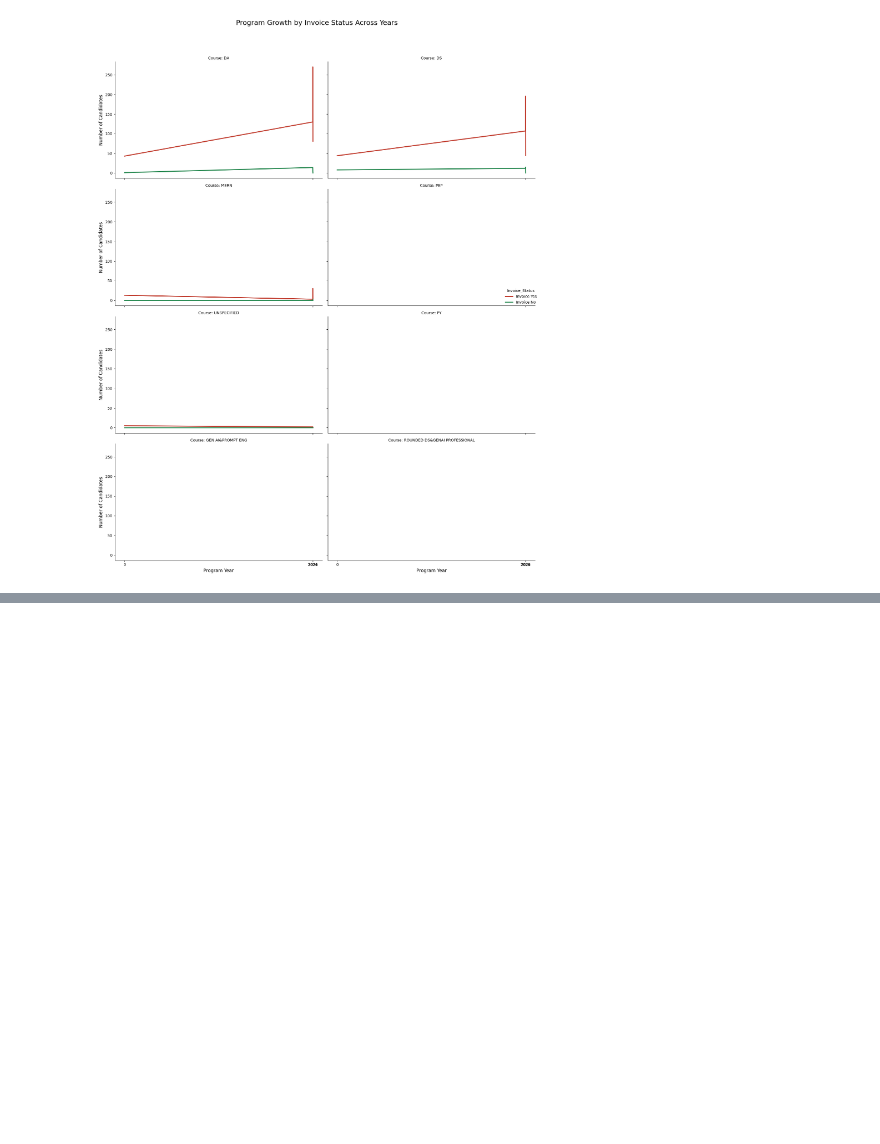
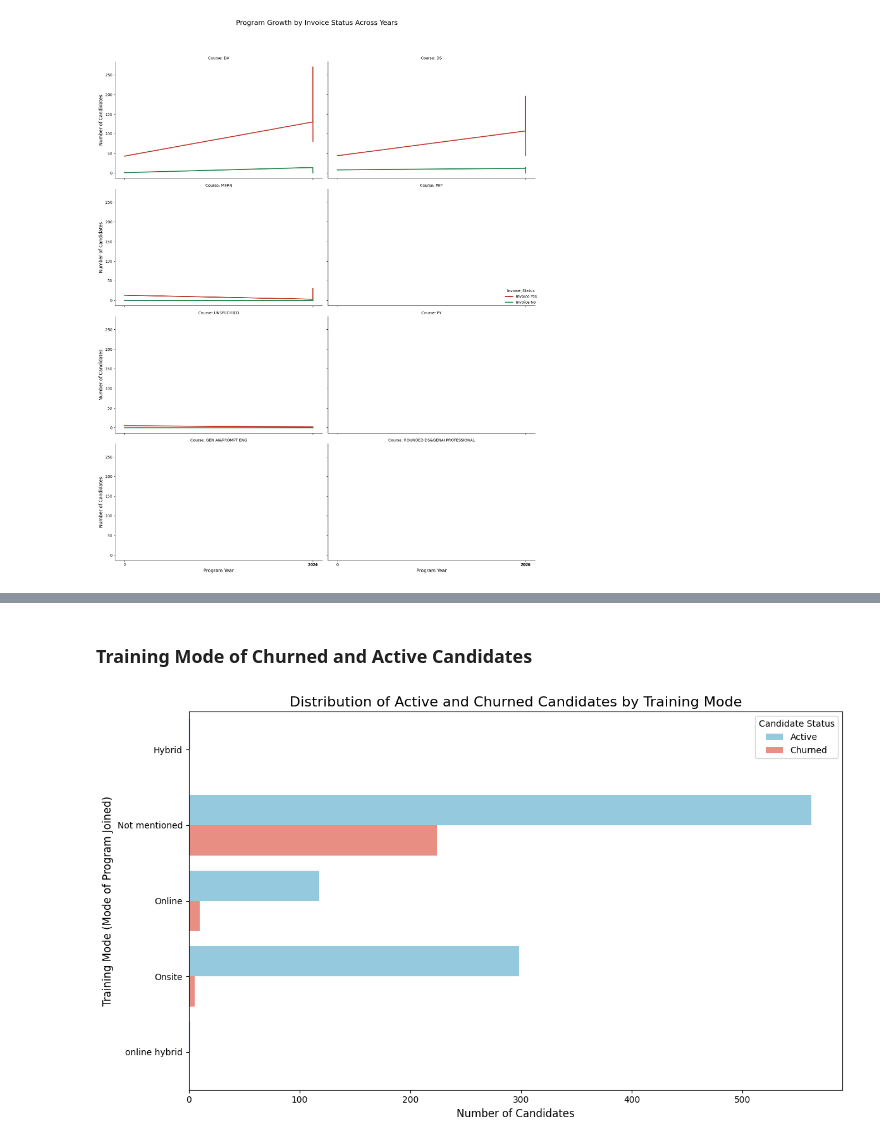
Before and after one commit to eldhosekroy/churn_prediction, a Jupyter notebook: Churn_data.ipynb, the cells around one changed output, grey strips where cells are left out. Saved outputs shown, nothing was run; the diff lists cells and outputs as text; code cells hidden in the pictures; blank space fills up the shorter version.

```diff
--- a/Churn_data.ipynb
+++ b/Churn_data.ipynb
@@ -1429,0 +1449,23 @@ plt.show()
+# %% [markdown]
+### **Training Mode of Churned and Active Candidates**
+# %%
+# Filter for active and churned candidates
+active_churned_candidates = enrolled[enrolled['Status'].isin(['Active', 'Churned'])]
+
+# Group by 'Mode of Program Joined' and 'Status'
+churn_active_by_mode = active_churned_candidates.groupby(['Mode of Program Joined', 'Status']).size().unstack(fill_value=0).reset_index()
+
+# Melt the DataFrame for easier plotting with seaborn
+plot_df_mode = churn_active_by_mode.melt(id_vars='Mode of Program Joined', var_name='Status', value_name='Count')
+
+plt.figure(figsize=(12, 7))
+sns.barplot(x='Count', y='Mode of Program Joined', hue='Status', data=plot_df_mode,
+            palette={'Active': 'skyblue', 'Churned': 'salmon'})
+plt.title('Distribution of Active and Churned Candidates by Training Mode', fontsize=16)
+plt.xlabel('Number of Candidates', fontsize=12)
+plt.ylabel('Training Mode (Mode of Program Joined)', fontsize=12)
+plt.legend(title='Candidate Status')
+plt.tight_layout()
+plt.show()
+# %% [output]
+[figure, added]
```
Also changed, not shown: parts of 16 cells of this notebook.
